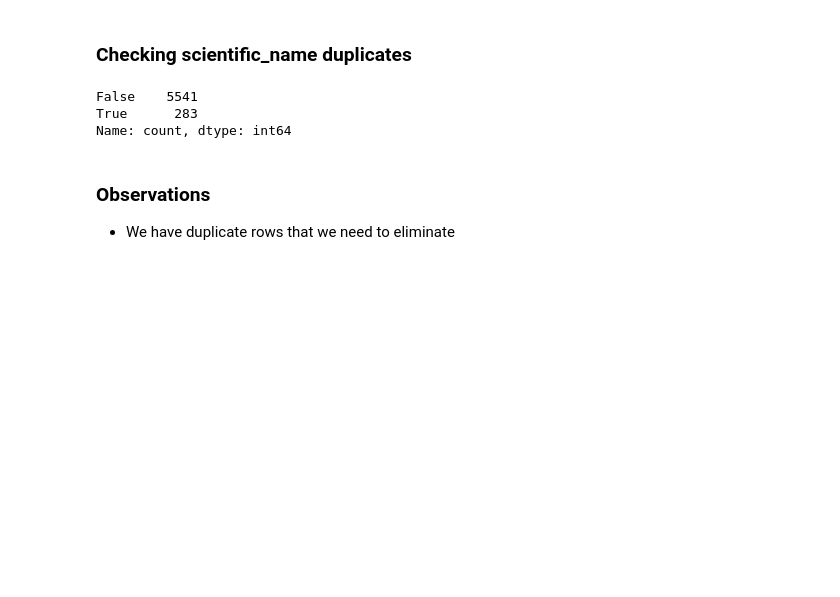
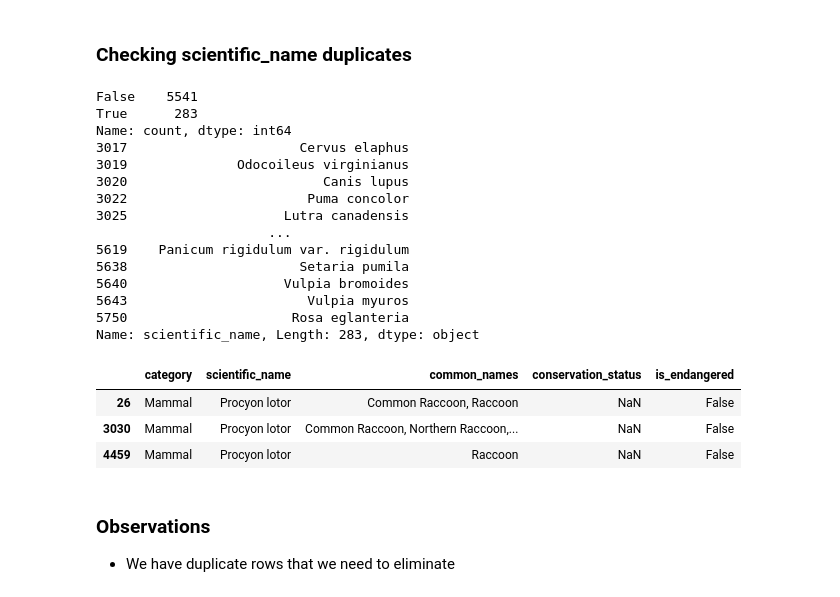
Before and after one commit to ramtob/CDC-Portfolio-0425-Biodiversity, a Jupyter notebook: biodiversity.ipynb, the cells around one changed output. Drawn from its saved outputs; the diff is of its cells as text; code cells hidden in the pictures; blank space fills up the shorter version.

```diff
--- a/biodiversity.ipynb
+++ b/biodiversity.ipynb
@@ -132,10 +132,31 @@ Name: count, dtype: int64
 # %%
 duplicate_check = species_info.duplicated(subset=['scientific_name'])
 print(duplicate_check.value_counts())
+
+names = species_info.scientific_name[species_info.scientific_name.duplicated()]
+print(names)
+
+display(species_info[species_info['scientific_name'] == 'Procyon lotor'])
 # %% [output]
 False    5541
 True      283
 Name: count, dtype: int64
+3017                      Cervus elaphus
+3019              Odocoileus virginianus
+3020                         Canis lupus
+3022                       Puma concolor
+3025                    Lutra canadensis
+                      ...
+5619    Panicum rigidulum var. rigidulum
+5638                      Setaria pumila
+5640                    Vulpia bromoides
+5643                       Vulpia myuros
+5750                     Rosa eglanteria
+Name: scientific_name, Length: 283, dtype: object
+|  | category | scientific_name | common_names | conservation_status | is_endangered |
+| 26 | Mammal | Procyon lotor | Common Raccoon, Raccoon | NaN | False |
+| 3030 | Mammal | Procyon lotor | Common Raccoon, Northern Raccoon,... | NaN | False |
+| 4459 | Mammal | Procyon lotor | Raccoon | NaN | False |
 # %% [markdown]
 ### Observations
 
```
